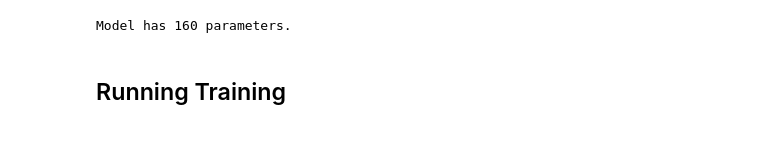
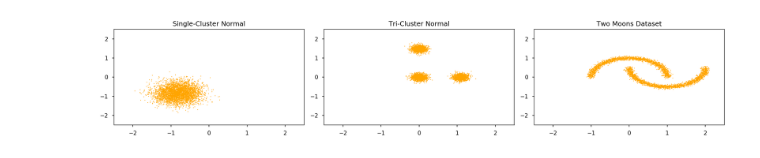
Before and after one commit to borchero/pyblaze, a Jupyter notebook: docs/guides/normalizing-flows.ipynb, the cells around one changed output. Drawn from its saved outputs; the diff is of its cells as text; code cells hidden in the pictures.

```diff
--- a/docs/guides/normalizing-flows.ipynb
+++ b/docs/guides/normalizing-flows.ipynb
@@ -3,14 +23,11 @@
 # %%
-import numpy as np
 import sklearn.datasets as datasets
 import torch
-import torch.nn as nn
-import torch.nn.functional as F
 import torch.optim as optim
 from torch.utils.data import TensorDataset
 import pyblaze.nn as xnn
-import pyblaze.nn.functional as X
+import pyblaze.plot as P
 import matplotlib.pyplot as plt
 
-%reload_ext autoreload
-%autoreload 2
+plt.style.use('seaborn-notebook')
+plt.rcParams['figure.dpi'] = 150
@@ -46,6 +33,0 @@ model = Model()
-# %%
-print(f"Model has {sum(p.numel() for p in model.parameters()):,} parameters.")
-# %% [output]
-Model has 160 parameters.
-# %% [markdown]
-## Running Training
@@ -55,0 +34,29 @@ optimizer = optim.Adam(m.parameters(), lr=1e-2)
+# %%
+data_unicluster = datasets.make_biclusters((4096, 2), 1, noise=0.3, minval=-2, maxval=2, random_state=17)[0]
+data_tricluster = datasets.make_biclusters((4096, 2), 3, noise=0.1, minval=-2, maxval=2, random_state=14)[0]
+data_moons = datasets.make_moons(4096, noise=0.05)[0]
+# %%
+plt.figure(figsize=plt.figaspect(0.2))
+
+plt.subplot(1, 3, 1)
+plt.xlim((-2.5, 2.5))
+plt.ylim((-2.5, 2.5))
+plt.scatter(*data_unicluster.T, s=1, color='orange')
+plt.title('Single-Cluster Normal')
+
+plt.subplot(1, 3, 2)
+plt.xlim((-2.5, 2.5))
+plt.ylim((-2.5, 2.5))
+plt.scatter(*data_tricluster.T, s=1, color='orange')
+plt.title('Tri-Cluster Normal')
+
+plt.subplot(1, 3, 3)
+plt.xlim((-2.5, 2.5))
+plt.ylim((-2.5, 2.5))
+plt.scatter(*data_moons.T, s=1, color='orange')
+plt.title('Two Moons Dataset')
+
+plt.tight_layout()
+plt.show()
+# %% [output]
+[figure, added]
```
Also changed, not shown: parts of 28 cells of this notebook, 8 other files.
